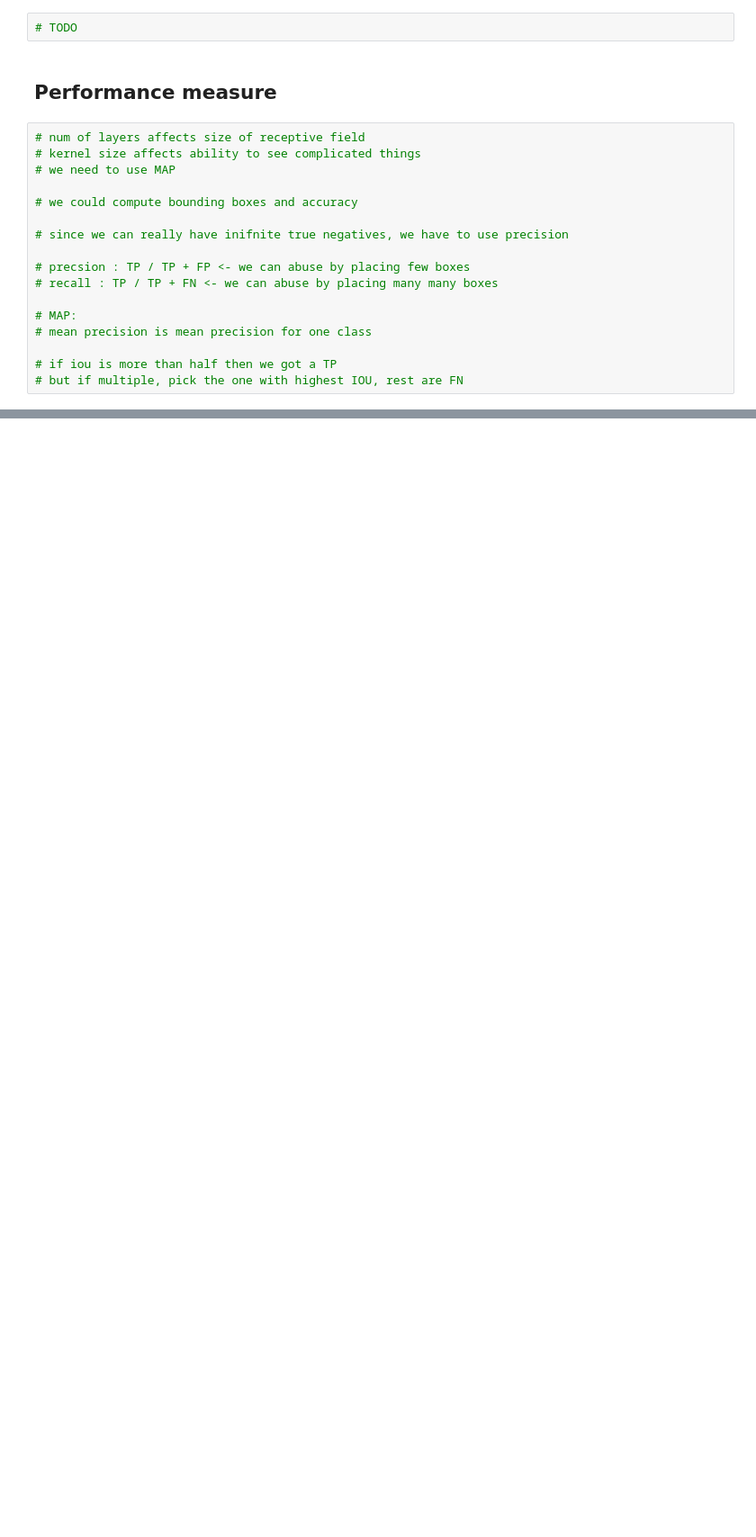
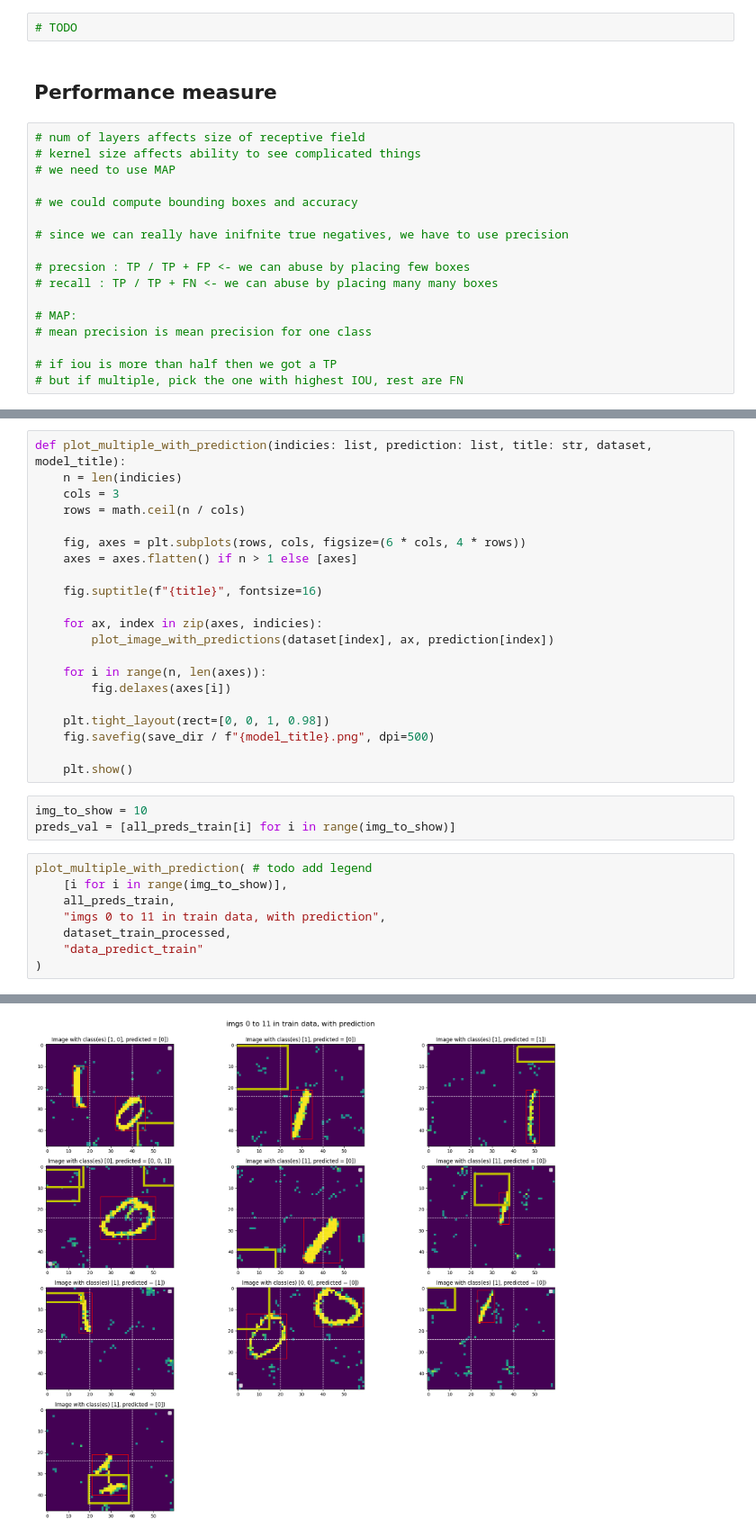
Before and after one commit to Freskoko/inf265_projects, a Jupyter notebook: assignments/src/project_2/Object_detection.ipynb, the cells around one changed output, grey strips where cells are left out. Shown at 90% size. Saved outputs shown, nothing was run; the diff lists cells and outputs as text; blank space fills up the shorter version.

```diff
--- a/assignments/src/project_2/Object_detection.ipynb
+++ b/assignments/src/project_2/Object_detection.ipynb
@@ -1149,0 +1202,33 @@ def grab_predictions(model, dataset):
+# %%
+def plot_multiple_with_prediction(indicies: list, prediction: list, title: str, dataset, model_title):
+    n = len(indicies)
+    cols = 3
+    rows = math.ceil(n / cols)
+
+    fig, axes = plt.subplots(rows, cols, figsize=(6 * cols, 4 * rows))
+    axes = axes.flatten() if n > 1 else [axes]
+
+    fig.suptitle(f"{title}", fontsize=16)
+
+    for ax, index in zip(axes, indicies):
+        plot_image_with_predictions(dataset[index], ax, prediction[index])
+
+    for i in range(n, len(axes)):
+        fig.delaxes(axes[i])
+
+    plt.tight_layout(rect=[0, 0, 1, 0.98])
+    fig.savefig(save_dir / f"{model_title}.png", dpi=500)
+
+    plt.show()
+# %%
+img_to_show = 10
+preds_val = [all_preds_train[i] for i in range(img_to_show)]
+# %%
+plot_multiple_with_prediction( # todo add legend
+    [i for i in range(img_to_show)],
+    all_preds_train,
+    "imgs 0 to 11 in train data, with prediction",
+    dataset_train_processed,
+    "data_predict_train"
+)
+# %% [output]
@@ -1150,3 +1238,4 @@ def grab_predictions(model, dataset):
+[figure, added]
 # %%
 def intersection(bb1, bb2):
     """
```
Also changed, not shown: parts of 46 cells of this notebook, 5 other files.
